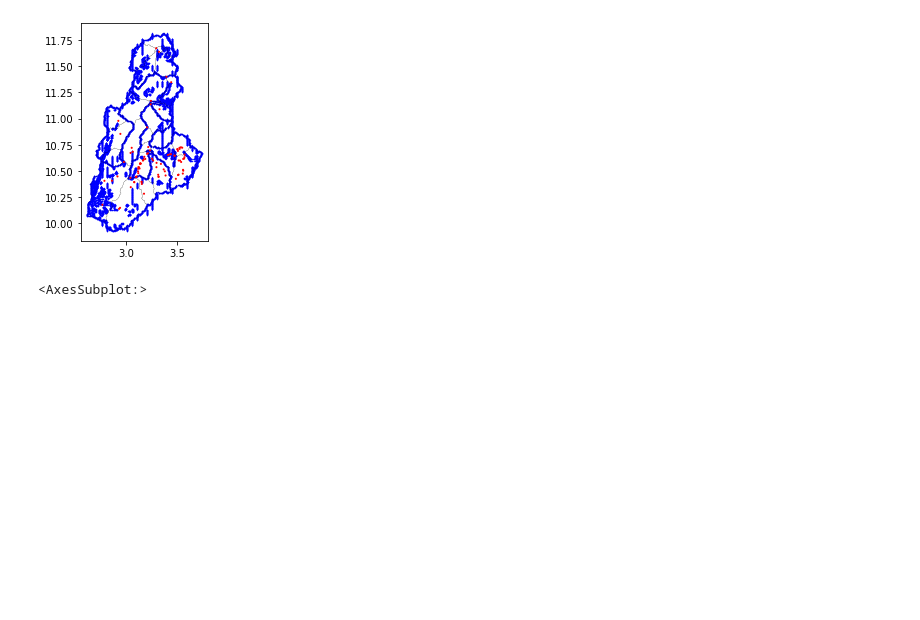
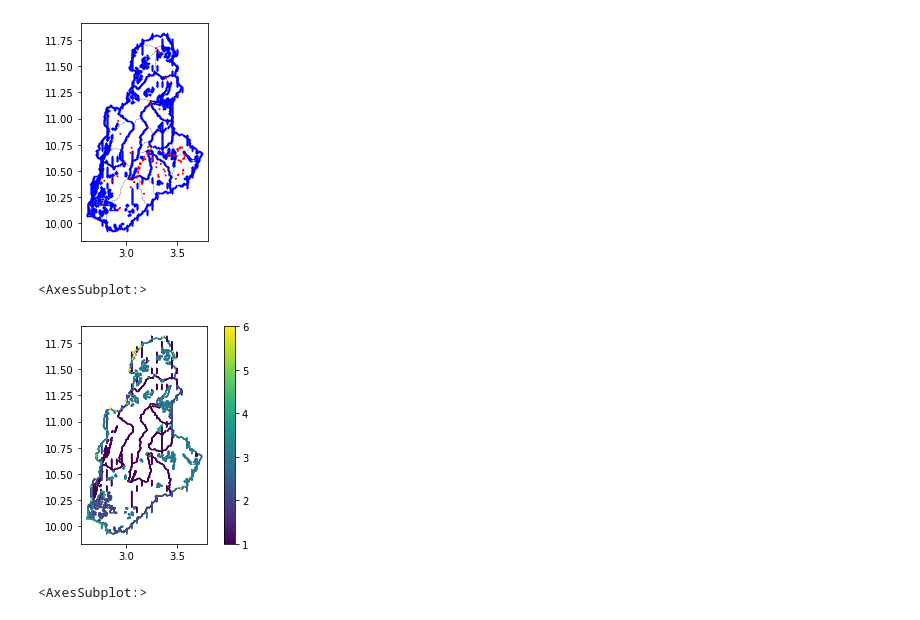
Before and after one commit to pyaj0/optimization-hydrologic-station-network, a Jupyter notebook: 5_station_location.ipynb, the cells around one changed output. Drawn from its saved outputs; the diff is of its cells as text; code cells hidden in the pictures; blank space fills up the shorter version.

```diff
--- a/5_station_location.ipynb
+++ b/5_station_location.ipynb
@@ -133,6 +133,12 @@ thhz_value.plot(ax=base, markersize=0.1, color='blue')
 # %% [output]
 <AxesSubplot:>
 [figure]
+# %%
+# plot thhz variation
+thhz_value.plot(column='pixel', markersize=0.1, legend=True)
+# %% [output]
+<AxesSubplot:>
+[figure, added]
 # %%
 # plot sota sub basins and clipped points
 base = subs.boundary.plot(color='black', linewidth=0.1)
```
Also changed, not shown: parts of 6 cells of this notebook, 3 other files.
